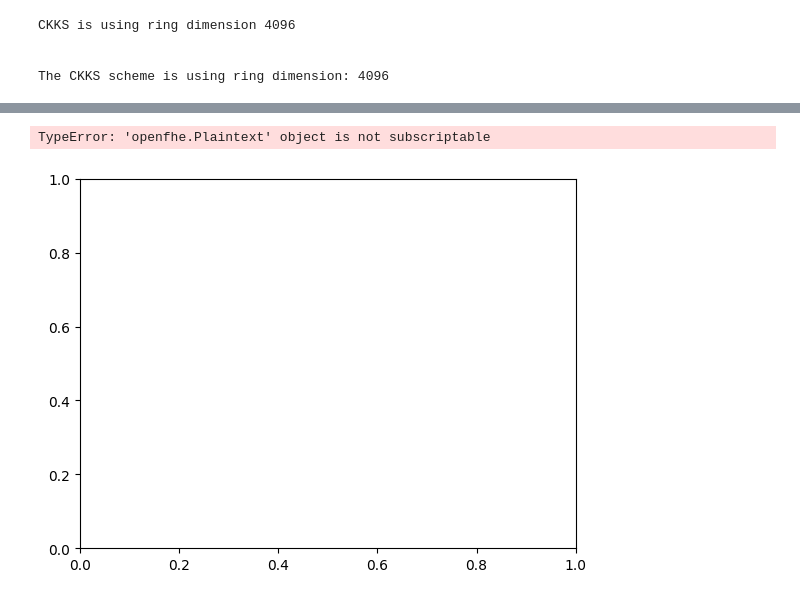
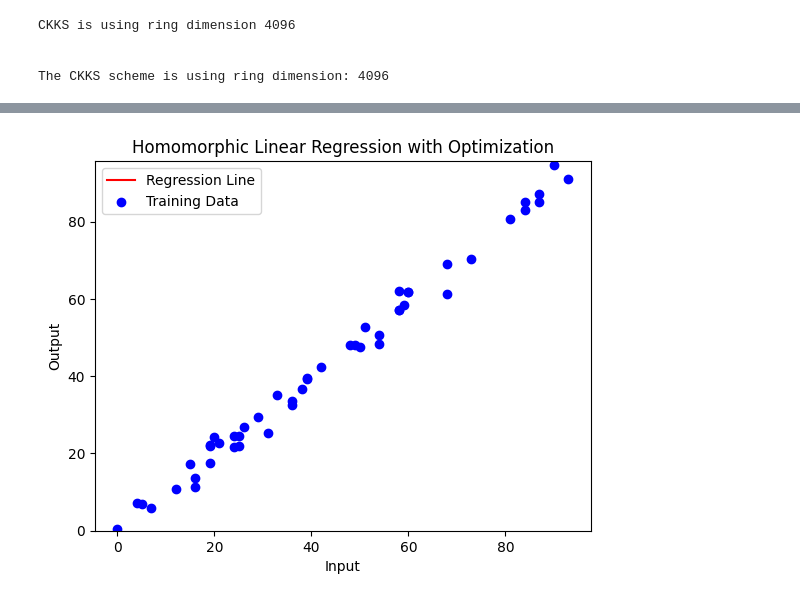
Before and after one commit to siennaphia/HelLibpt2, a Jupyter notebook: optimized.ipynb, the cells around one changed output, grey strips where cells are left out. Cells and saved outputs as stored; diff of their text form; code cells hidden in the pictures.

Commit message:
optimization separate notebook & test

```diff
--- a/optimized.ipynb
+++ b/optimized.ipynb
@@ -256,7 +256,7 @@ class HomomorphicLinearRegressionwithOptimize:
 
     ##########################
 
-    def train(self, E_X, E_Y, num_iterations=100, learning_rate=0.01):
+    def train(self, E_X, E_Y, num_iterations=100, learning_rate=0.001):
         # Assuming E_X is structured correctly as per previous discussions
         # num_samples = len(E_X)  # Number of samples
         num_features = 8  # Assuming this is the correct way to determine the number of features
@@ -369,0 +381,6 @@ Model training took 0.89193554 minutes.
+# %%
+print(f'm: {m.GetRealPackedValue()}, c: {c.GetRealPackedValue()}')
+m = m.GetRealPackedValue()
+c = c.GetRealPackedValue()
+
+print(f'x: {X}, y: {Y}')
@@ -370,19 +405,20 @@ Model training took 0.89193554 minutes.
 # %%
 fig, ax = plt.subplots()
 
 line, = ax.plot(X, m[0] * X +
-                c[0], color='red', label='Regression Line')
+        c[0], color='red', label='Regression Line')
+# line, = ax.plot(X, m[0] * X +
+#         c[0], color='red', label='Regression Line')
 ax.scatter(X, Y, marker='o',
-        color='green', label='Training Data')
+        color='blue', label='Training Data')
 
 # Set y-axis limits to exclude negative values
 ax.set_ylim(0, max(Y) + 1)
 
 plt.xlabel('Input')
 plt.ylabel('Output')
-plt.title('Linear Regression with Homomorphic')
+plt.title('Homomorphic Linear Regression with Optimization')
 plt.legend()
 plt.show()
 # %% [output]
-TypeError: 'openfhe.Plaintext' object is not subscriptable
-[figure, old version]
+[figure, new version]
```
Also changed, not shown: parts of 2 cells of this notebook, 1 other file.
